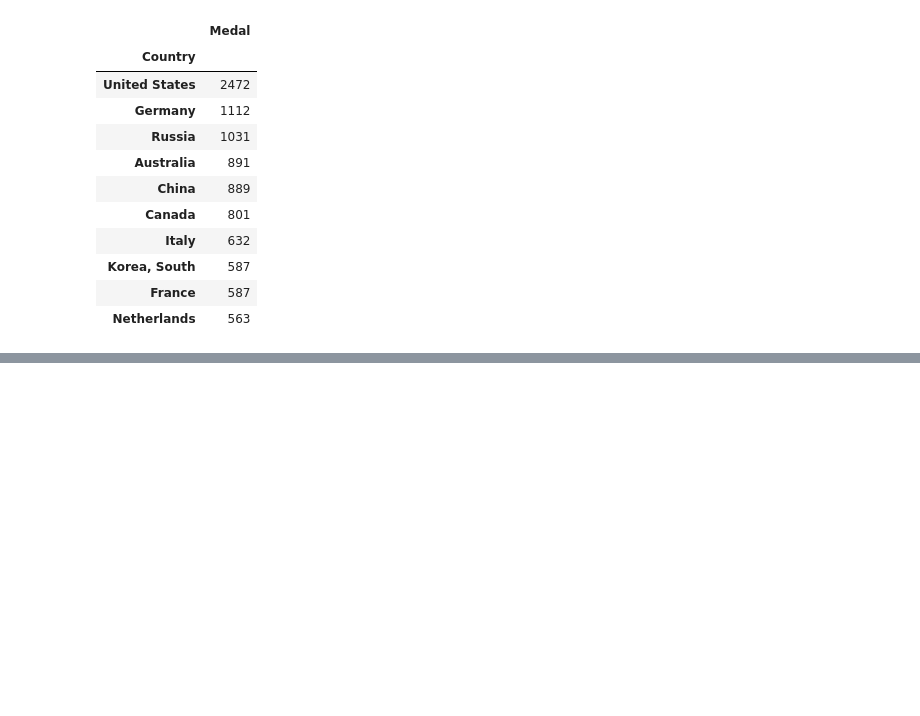
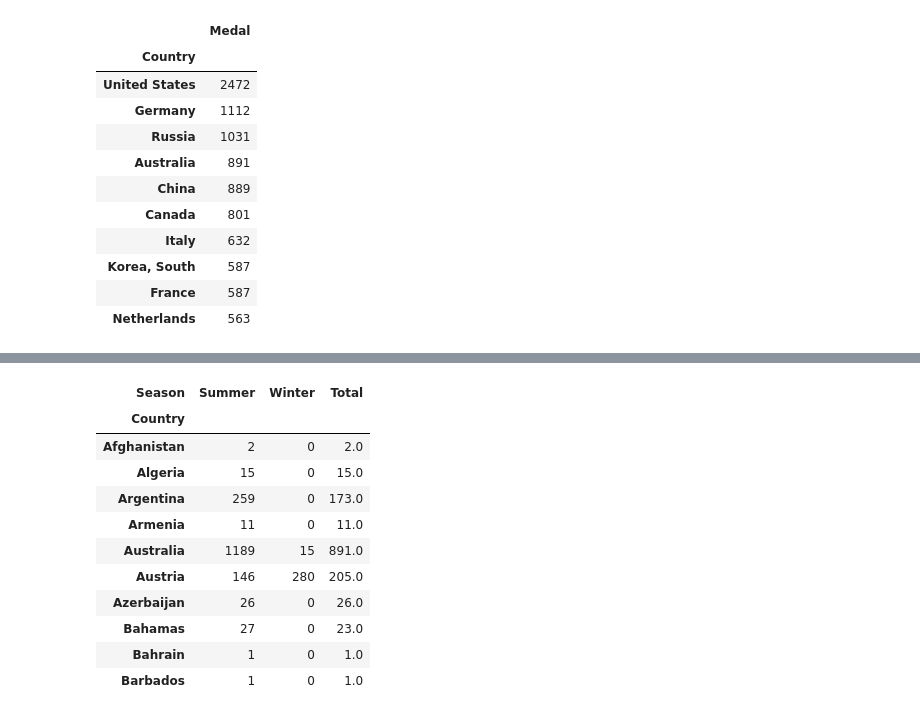
Before and after one commit to TomHogie/notebook, a Jupyter notebook: MULTIPLECSV.ipynb, the cells around one changed output, grey strips where cells are left out. Drawn from its saved outputs; the diff is of its cells as text; code cells hidden in the pictures; blank space fills up the shorter version.

```diff
--- a/MULTIPLECSV.ipynb
+++ b/MULTIPLECSV.ipynb
@@ -114,0 +144,16 @@ all_count_df.head(10)
+# %%
+season_count_df["Total"] = all_count_df
+season_count_df.head(10)
+# %% [output]
+| Season | Summer | Winter | Total |
+| Country |  |  |  |
+| Afghanistan | 2 | 0 | 2.0 |
+| Algeria | 15 | 0 | 15.0 |
+| Argentina | 259 | 0 | 173.0 |
+| Armenia | 11 | 0 | 11.0 |
+| Australia | 1189 | 15 | 891.0 |
+| Austria | 146 | 280 | 205.0 |
+| Azerbaijan | 26 | 0 | 26.0 |
+| Bahamas | 27 | 0 | 23.0 |
+| Bahrain | 1 | 0 | 1.0 |
+| Barbados | 1 | 0 | 1.0 |
```
Also changed, not shown: parts of 3 cells of this notebook.
